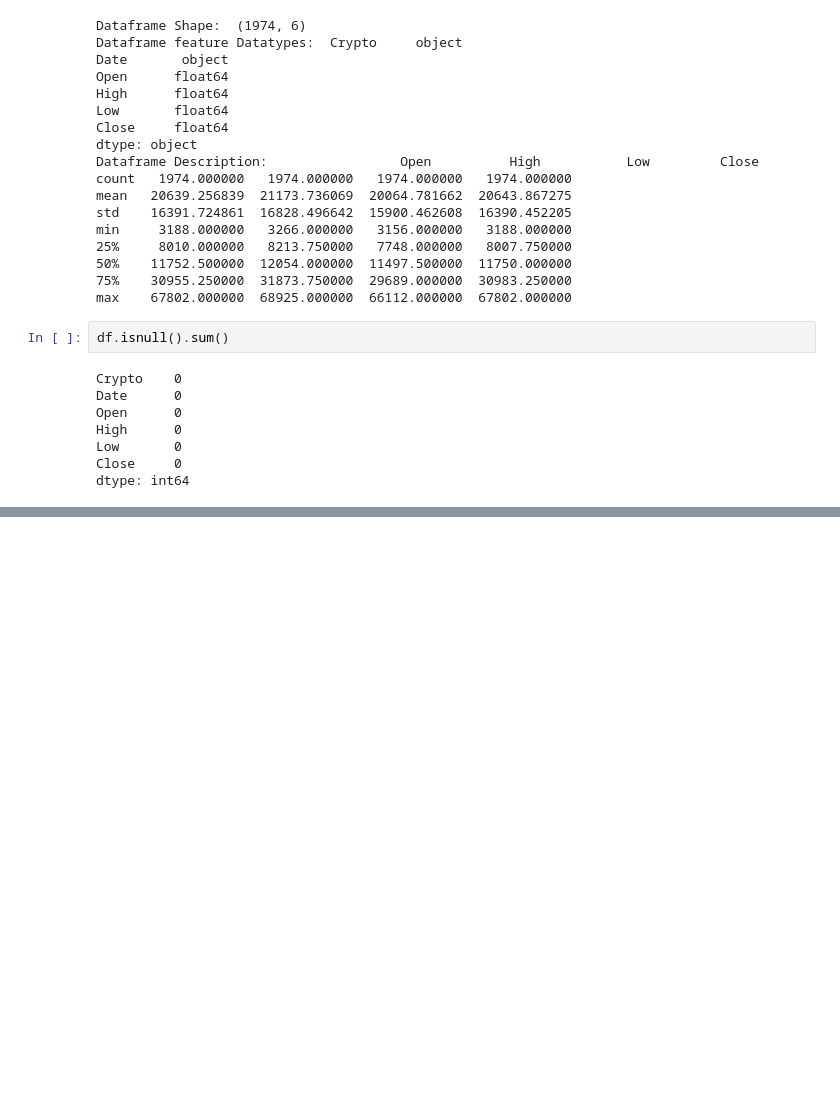
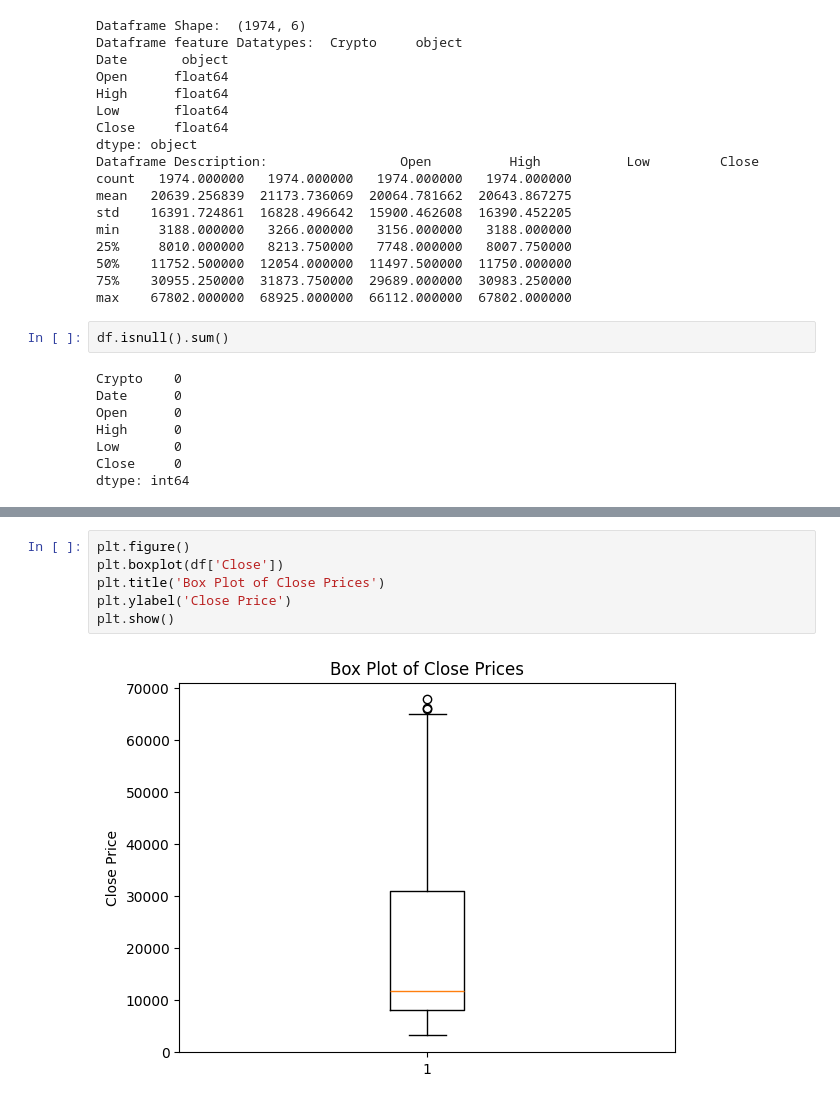
Before and after one commit to KeneanDita/Cryptocurrency-Price-Predictor-using-Time-Series-data, a Jupyter notebook: Notebooks/BTC_Model_Training.ipynb, the cells around one changed output, grey strips where cells are left out. Cells and saved outputs as stored; diff of their text form; blank space fills up the shorter version.

```diff
--- a/Notebooks/BTC_Model_Training.ipynb
+++ b/Notebooks/BTC_Model_Training.ipynb
@@ -48,0 +63,8 @@ dtype: int64
+# %%
+plt.figure()
+plt.boxplot(df['Close'])
+plt.title('Box Plot of Close Prices')
+plt.ylabel('Close Price')
+plt.show()
+# %% [output]
+[figure, added]
```
Also changed, not shown: parts of 5 cells of this notebook.
